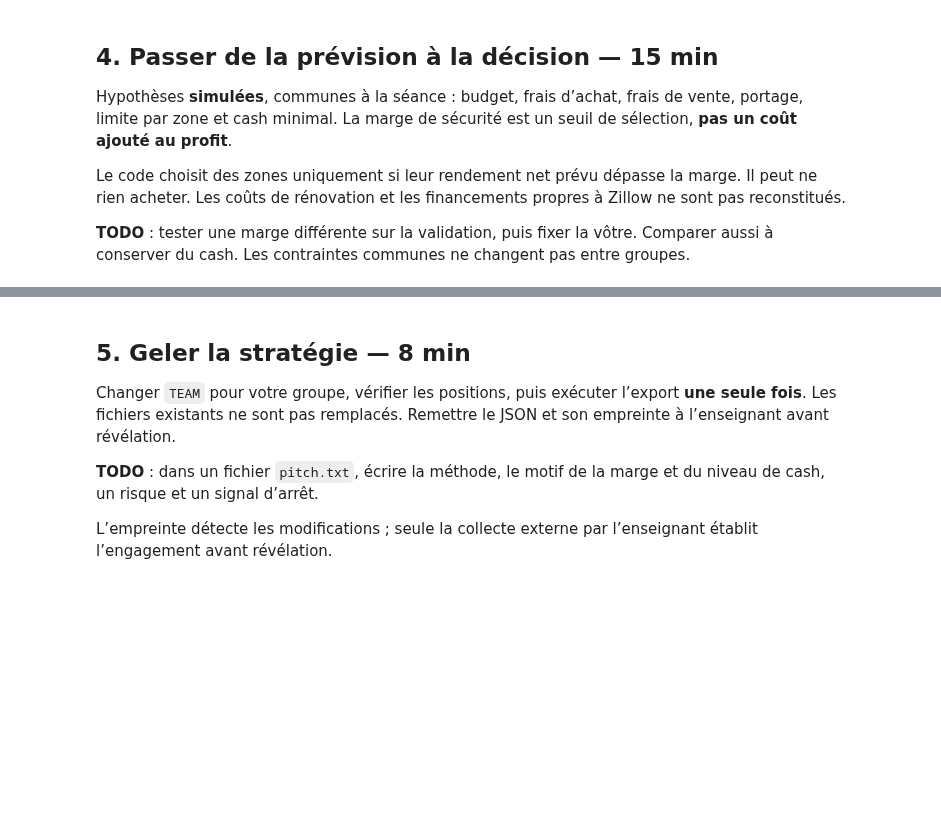
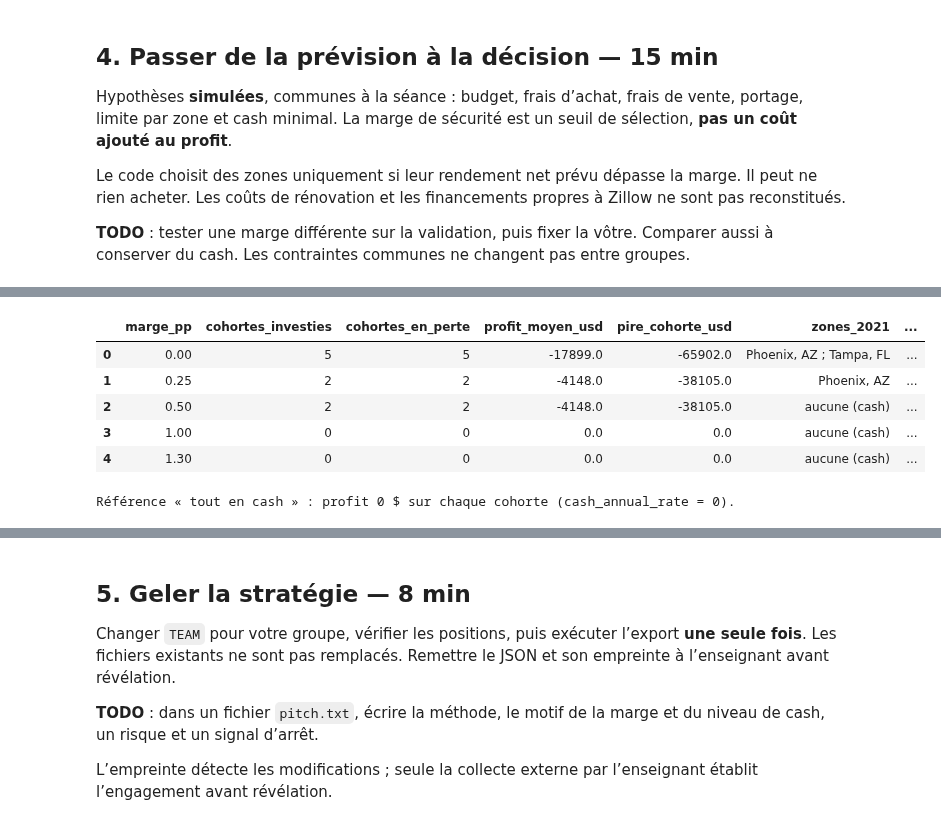
Before and after one commit to moussa197/ai-course-student, a Jupyter notebook: usecase/DecisionLab_01_Zillow_Etudiant/notebooks/01_etudiant.ipynb, the cells around one changed output, grey strips where cells are left out. Saved outputs shown, nothing was run; the diff lists cells and outputs as text; code cells hidden in the pictures; blank space fills up the shorter version.

```diff
--- a/usecase/DecisionLab_01_Zillow_Etudiant/notebooks/01_etudiant.ipynb
+++ b/usecase/DecisionLab_01_Zillow_Etudiant/notebooks/01_etudiant.ipynb
@@ -104,0 +283,32 @@ print("Cash volontaire possible. Aucune réalisation future consultée.")
+# %%
+# Comparaison des marges sur les 12 cohortes de validation (mêmes hypothèses communes, seule la marge change)
+comparison = []
+for margin in [0.0, 0.25, 0.5, 1.0, 1.3]:
+    test = dict(economics, safety_margin_pp=margin)
+    profits, engaged = [], []
+    for origin, cohort in valid.groupby("date"):
+        cohort = cohort.copy()
+        cohort["predicted_return_pp"] = fit_predict(train, cohort, MODEL, C["horizon_months"])
+        positions = select_allocations(cohort, test, C["horizon_months"], TOP_N)
+        actual = cohort[["region_id", "target_pp"]].rename(columns={"target_pp": "actual_return_pp"})
+        result, _ = simulate(positions, actual, test, C["horizon_months"])
+        profits.append(result["profit_usd"])
+        engaged.append(result["capital_engaged_usd"])
+    decision = select_allocations(predictions, test, C["horizon_months"], TOP_N)
+    comparison.append({"marge_pp": margin,
+                       "cohortes_investies": sum(e > 0 for e in engaged),
+                       "cohortes_en_perte": sum(p < 0 for p in profits),
+                       "profit_moyen_usd": np.mean(profits),
+                       "pire_cohorte_usd": min(profits),
+                       "zones_2021": " ; ".join(panel.set_index("region_id").region.drop_duplicates()[[a["region_id"] for a in decision]]) or "aucune (cash)",
+                       "capital_2021_usd": sum(a["capital_usd"] for a in decision)})
+display(pd.DataFrame(comparison).round({"profit_moyen_usd": 0, "pire_cohorte_usd": 0}))
+print("Référence « tout en cash » : profit 0 $ sur chaque cohorte (cash_annual_rate = 0).")
+# %% [output]
+|  | marge_pp | cohortes_investies | cohortes_en_perte | profit_moyen_usd | pire_cohorte_usd | zones_2021 | ... |
+| 0 | 0.00 | 5 | 5 | -17899.0 | -65902.0 | Phoenix, AZ ; Tampa, FL | ... |
+| 1 | 0.25 | 2 | 2 | -4148.0 | -38105.0 | Phoenix, AZ | ... |
+| 2 | 0.50 | 2 | 2 | -4148.0 | -38105.0 | aucune (cash) | ... |
+| 3 | 1.00 | 0 | 0 | 0.0 | 0.0 | aucune (cash) | ... |
+| 4 | 1.30 | 0 | 0 | 0.0 | 0.0 | aucune (cash) | ... |
+Référence « tout en cash » : profit 0 $ sur chaque cohorte (cash_annual_rate = 0).
```
Also changed, not shown: parts of 14 cells of this notebook.
